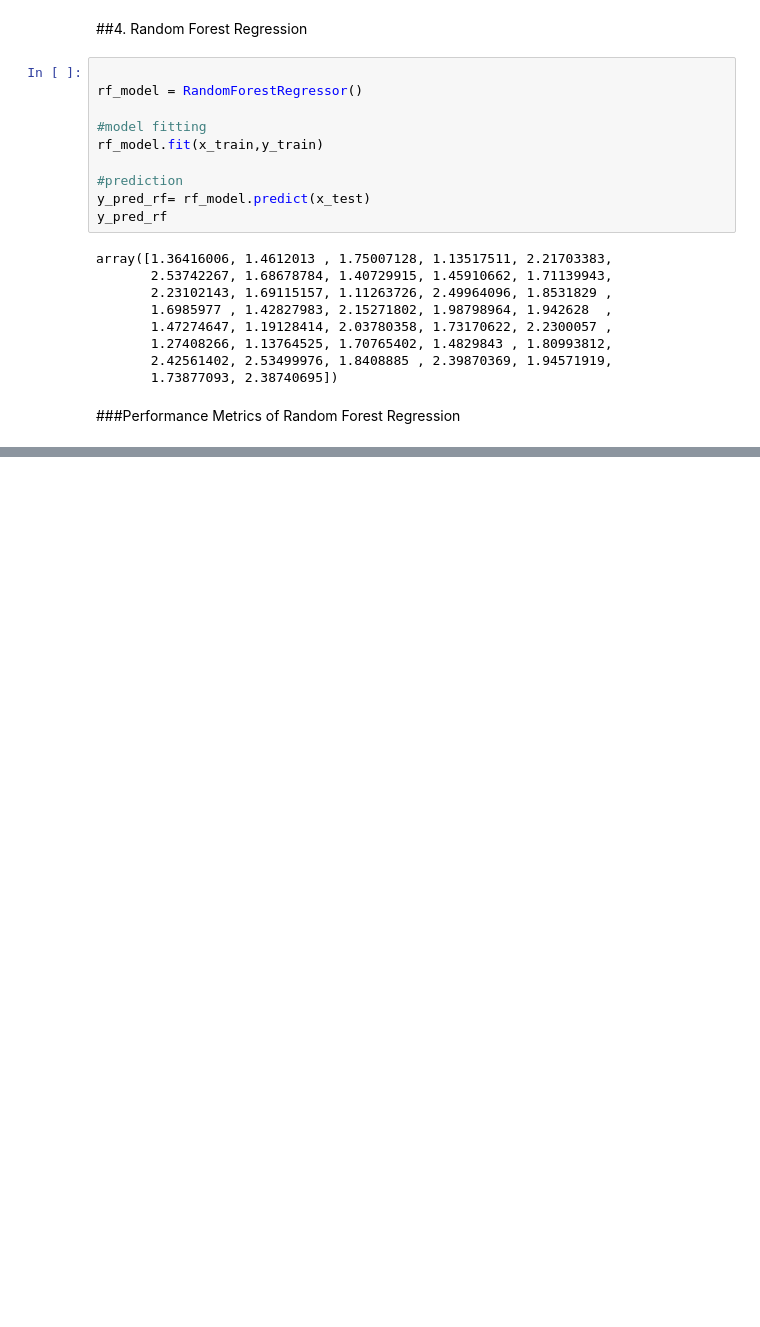
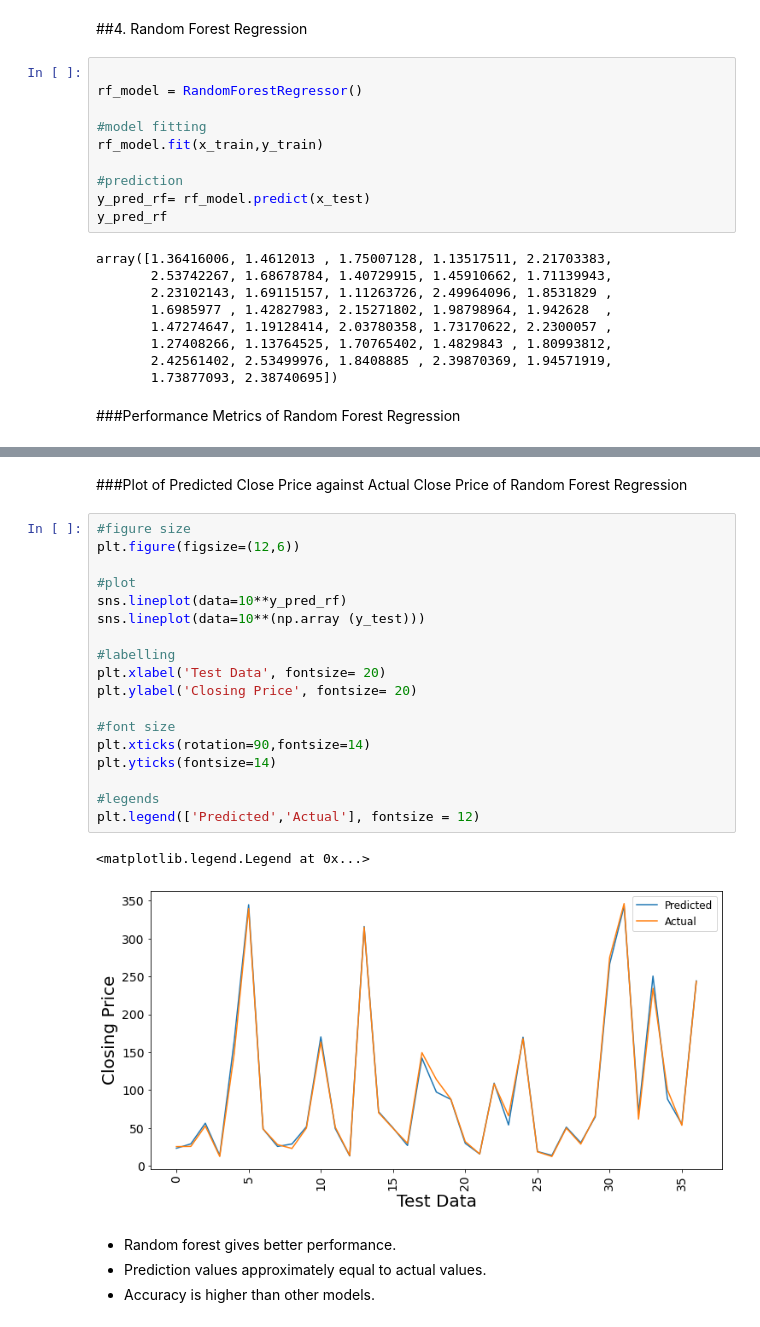
Before and after one commit to Ashfaquesayyed/Yes-bank-stock-closing-price-prediction, a Jupyter notebook: Yes_bank_stock_closing_price_new.ipynb, the cells around one changed output, grey strips where cells are left out. Saved outputs shown, nothing was run; the diff lists cells and outputs as text; blank space fills up the shorter version.

```diff
--- a/Yes_bank_stock_closing_price_new.ipynb
+++ b/Yes_bank_stock_closing_price_new.ipynb
@@ -1109,0 +1154,27 @@ array([1.36416006, 1.4612013 , 1.75007128, 1.13517511, 2.21703383,
+# %% [markdown]
+###Plot of Predicted Close Price against Actual Close Price of Random Forest Regression
+# %%
+#figure size
+plt.figure(figsize=(12,6))
+
+#plot
+sns.lineplot(data=10**y_pred_rf)
+sns.lineplot(data=10**(np.array (y_test)))
+
+#labelling
+plt.xlabel('Test Data', fontsize= 20)
+plt.ylabel('Closing Price', fontsize= 20)
+
+#font size
+plt.xticks(rotation=90,fontsize=14)
+plt.yticks(fontsize=14)
+
+#legends
+plt.legend(['Predicted','Actual'], fontsize = 12)
+# %% [output]
+<matplotlib.legend.Legend at 0x...>
+[figure, added]
+# %% [markdown]
+* Random forest gives better performance.
+* Prediction values approximately equal to actual values.
+* Accuracy is higher than other models.
```
Also changed, not shown: parts of 2 cells of this notebook.
